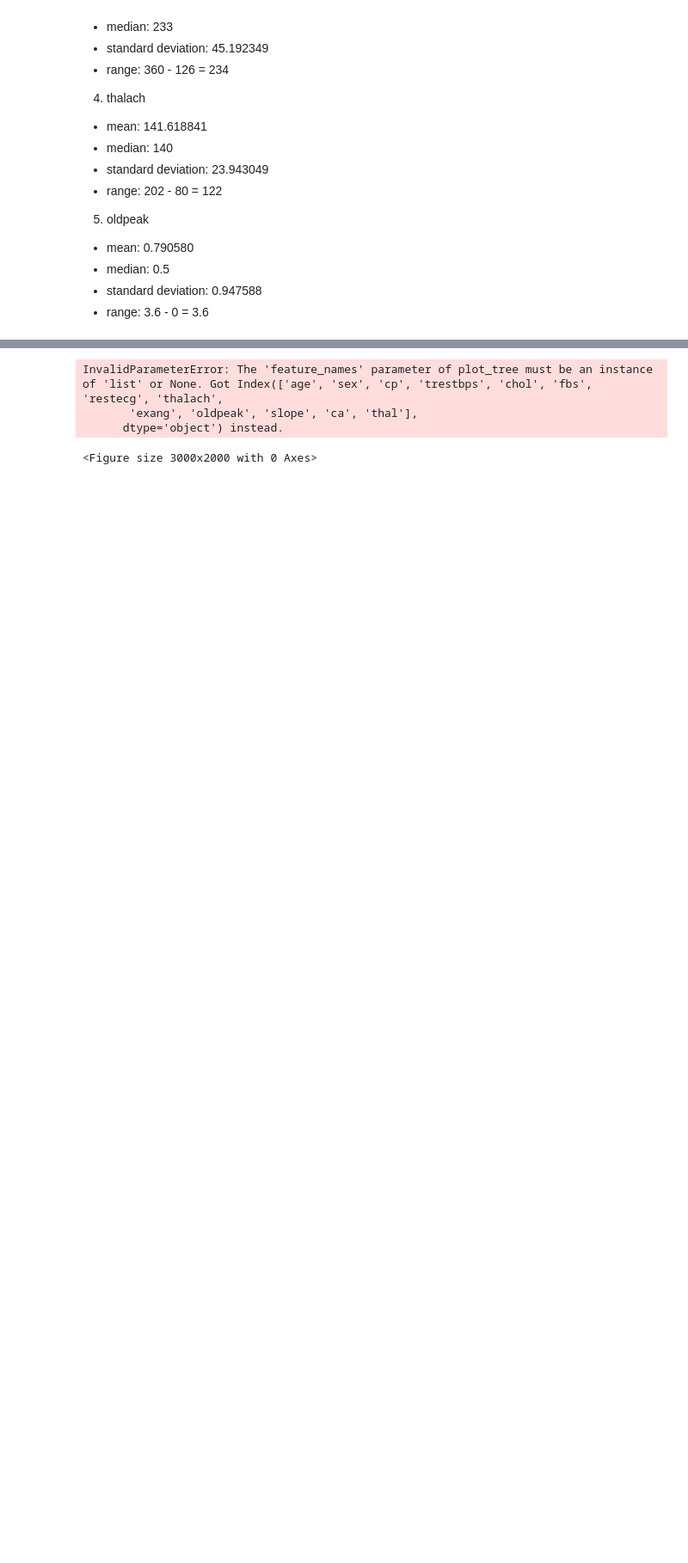
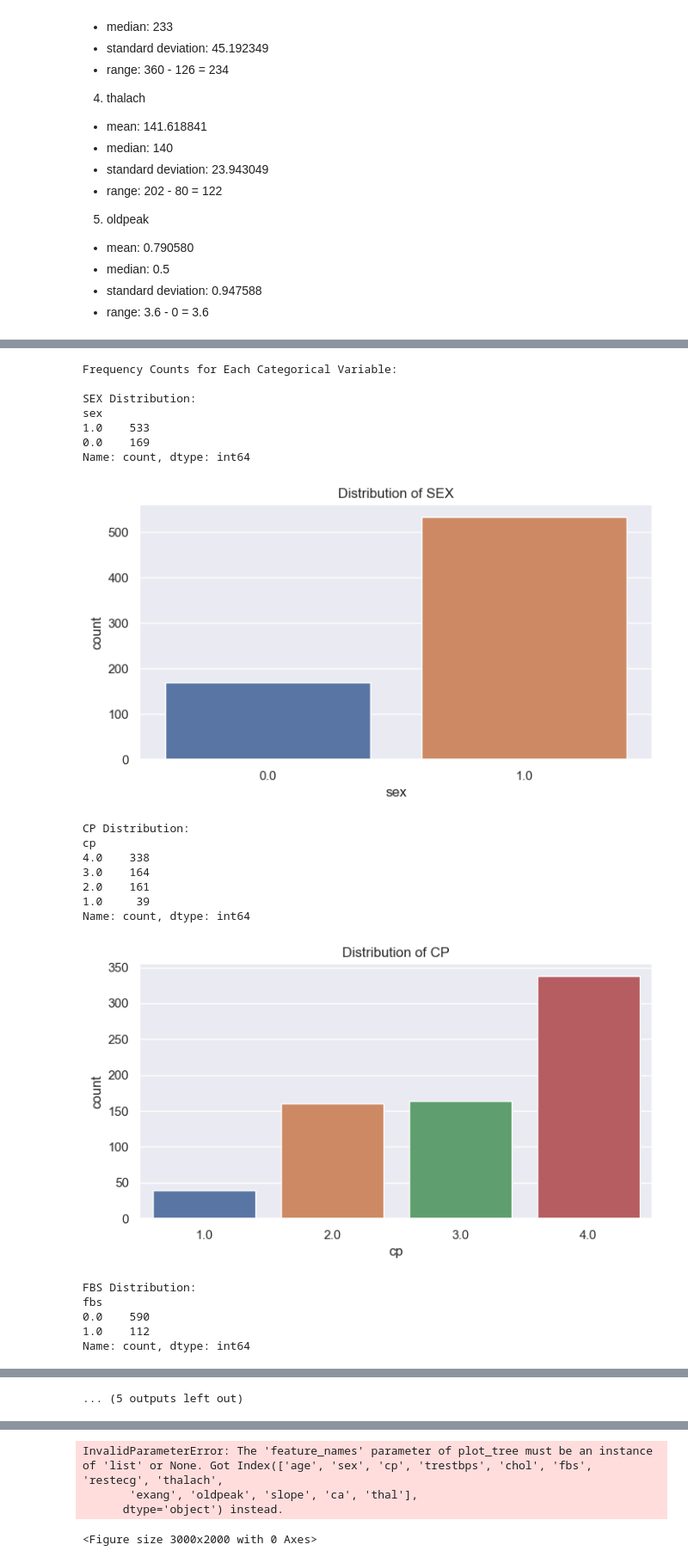
Before and after one commit to owennigel1/Machine-Learning-Based-Heart-Disease-Diagnosis, a Jupyter notebook: notebook.ipynb, the cells around one changed output, grey strips where cells are left out. Shown at 86% size. Drawn from its saved outputs; the diff is of its cells as text; code cells hidden in the pictures; blank space fills up the shorter version.

```diff
--- a/notebook.ipynb
+++ b/notebook.ipynb
@@ -410,0 +438,42 @@ From the information above, we can summarise the basic statistics for each varia
+# %%
+# Define Categorical columns
+categorical_columns = ['sex', 'cp', 'fbs', 'restecg', 'exang', 'slope', 'ca', 'thal', 'num']
+
+#Convert values to float datatype
+combined_df = combined_df.astype(float)
+
+# Frequency counts for each categorical variable
+print("Frequency Counts for Each Categorical Variable:")
+for column in categorical_columns:
+    print(f"\n{column.upper()} Distribution:")
+    print(combined_df[column].value_counts())
+
+    # Bar plots for each categorical variable
+
+    if column != 'num':   # Exclude the target variable 'num' for now
+        plt.figure(figsize=(8, 4))
+        sb.countplot(x=column, data=combined_df)
+        plt.title(f"Distribution of {column.upper()}")
+        plt.show()
+# %% [output]
+Frequency Counts for Each Categorical Variable:
+
+SEX Distribution:
+sex
+1.0    533
+0.0    169
+Name: count, dtype: int64
+[figure, added]
+CP Distribution:
+cp
+4.0    338
+3.0    164
+2.0    161
+1.0     39
+Name: count, dtype: int64
+[figure, added]
+FBS Distribution:
+fbs
+0.0    590
+1.0    112
+Name: count, dtype: int64
@@ -410,0 +501 @@ From the information above, we can summarise the basic statistics for each varia
+... (5 outputs left out)
```
Also changed, not shown: parts of 30 cells of this notebook.
